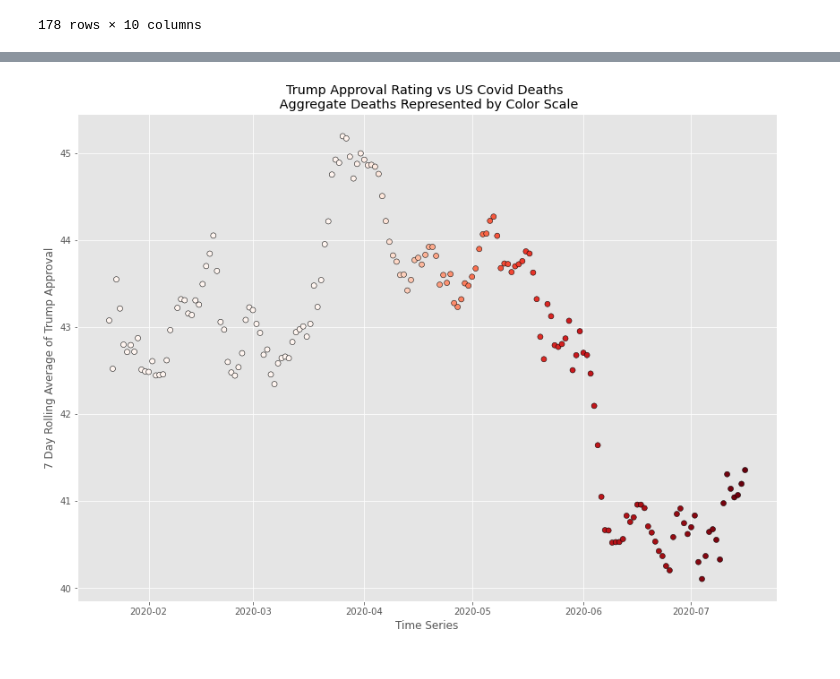
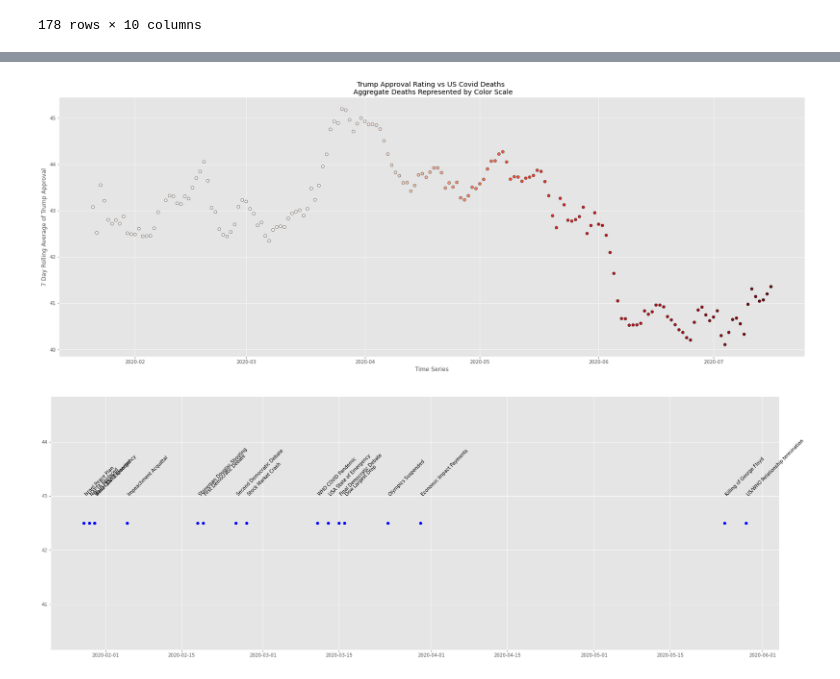
Before and after one commit to wrighhj/Group_2_Project_1, a Jupyter notebook: CovidProject_Presidential.ipynb, the cells around one changed output, grey strips where cells are left out. Saved outputs shown, nothing was run; the diff lists cells and outputs as text; code cells hidden in the pictures.

```diff
--- a/CovidProject_Presidential.ipynb
+++ b/CovidProject_Presidential.ipynb
@@ -5,7 +5,7 @@ from matplotlib.pylab import rcParams
 import pandas as pd
 import numpy as np
 from scipy.stats import linregress
-rcParams['figure.figsize'] = 14,10
+rcParams['figure.figsize'] = 28, 10
 plt.style.use('ggplot')
 
 # NY Times Data
@@ -345,25 +359,33 @@ plt.savefig('Appoval_v_Deaths.png');
 # %%
 # build a scatter plot to look at the approval / disapproval as the color deaths increase
-x_data = df_roll['date_clean']
-y_data_app = df_roll['adjusted_approve_roll']
-y_data_dis = df_roll['adjusted_disapprove_roll']
-y_data_no = df_roll['adjusted_nochoice_roll']
-deaths = df_roll['deaths']
 
 # We can try to make this cleaner by using a sequential color map, like going in one pallatte from white to dark red, or something.
 # https://matplotlib.org/3.1.0/tutorials/colors/colormaps.html
 
 from matplotlib import cm
 
-plt.scatter(x = x_data, y = y_data, c = deaths, cmap = 'Reds', edgecolors = 'black')
+plt.scatter(x = x_data, y = y_data_app, c = deaths, cmap = 'Reds', edgecolors = 'black')
 
-#plt.scatter(x = x_data, y = y_data_dis, c = deaths)
+# Try to overlay the events
 
 plt.title('Trump Approval Rating vs US Covid Deaths \n Aggregate Deaths Represented by Color Scale')
 
 plt.xlabel('Time Series')
 plt.ylabel('7 Day Rolling Average of Trump Approval')
 
-plt.savefig('Approval_v_Deaths_ColorScaled.png');
+plt.savefig('Approval_v_Deaths_ColorScale.png')
+
+plt.show();
 # %% [output]
-[figure, old version]
+[figure, new version]
+# %%
+events_2020 = events_df.loc[(events_df['date_clean'] >= '01-21-2020') & (events_df['date_clean'] <= '08-21-2020')]
+line = [42.5 for i in range(len(events_2020['date_clean']))]
+
+events_2020
+
+for index, row in events_2020.iterrows():
+    plt.scatter(row['date_clean'], 42.5, color = 'blue')
+    plt.text(row['date_clean'], 43, row['Event'], rotation = 45)
+# %% [output]
+[figure, added]
```
Also changed, not shown: parts of 12 cells of this notebook, 5 other files.
